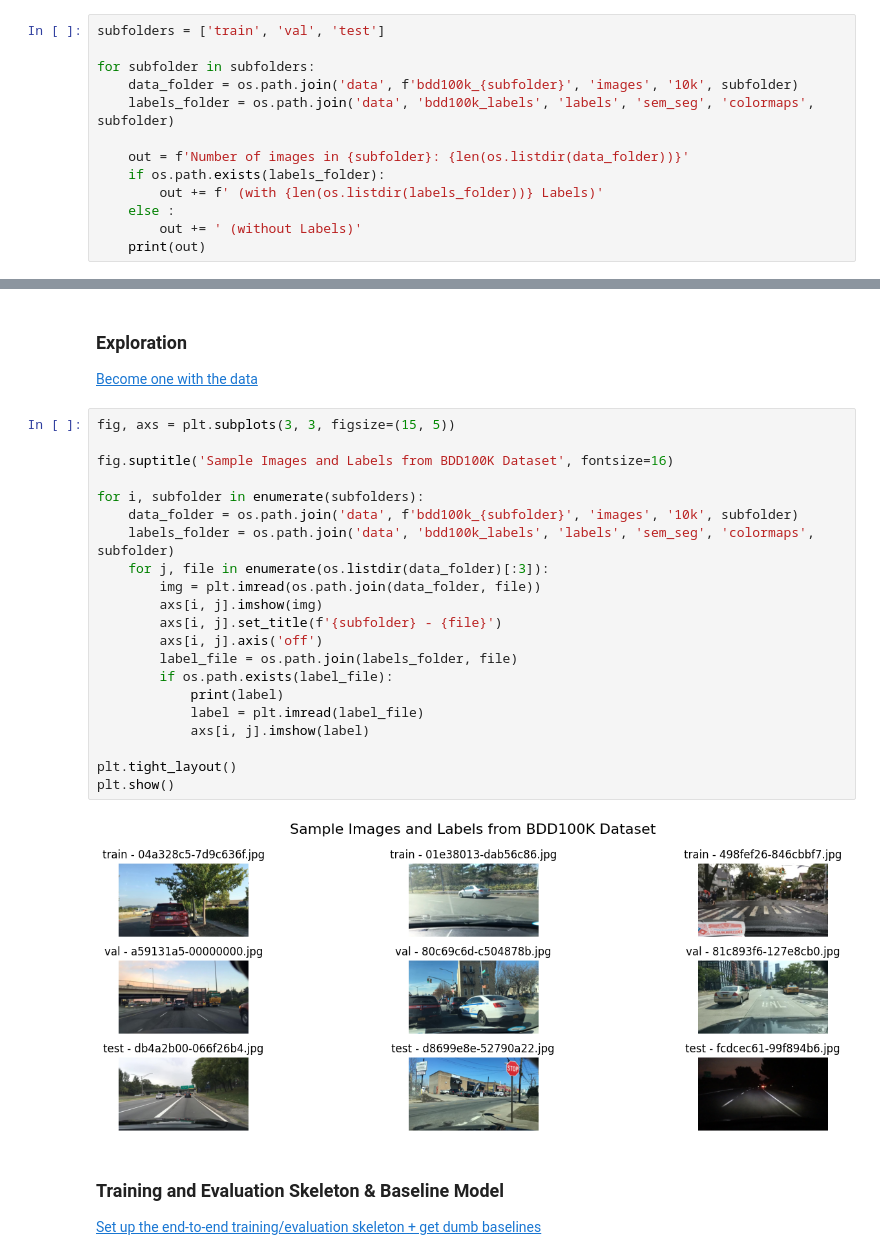
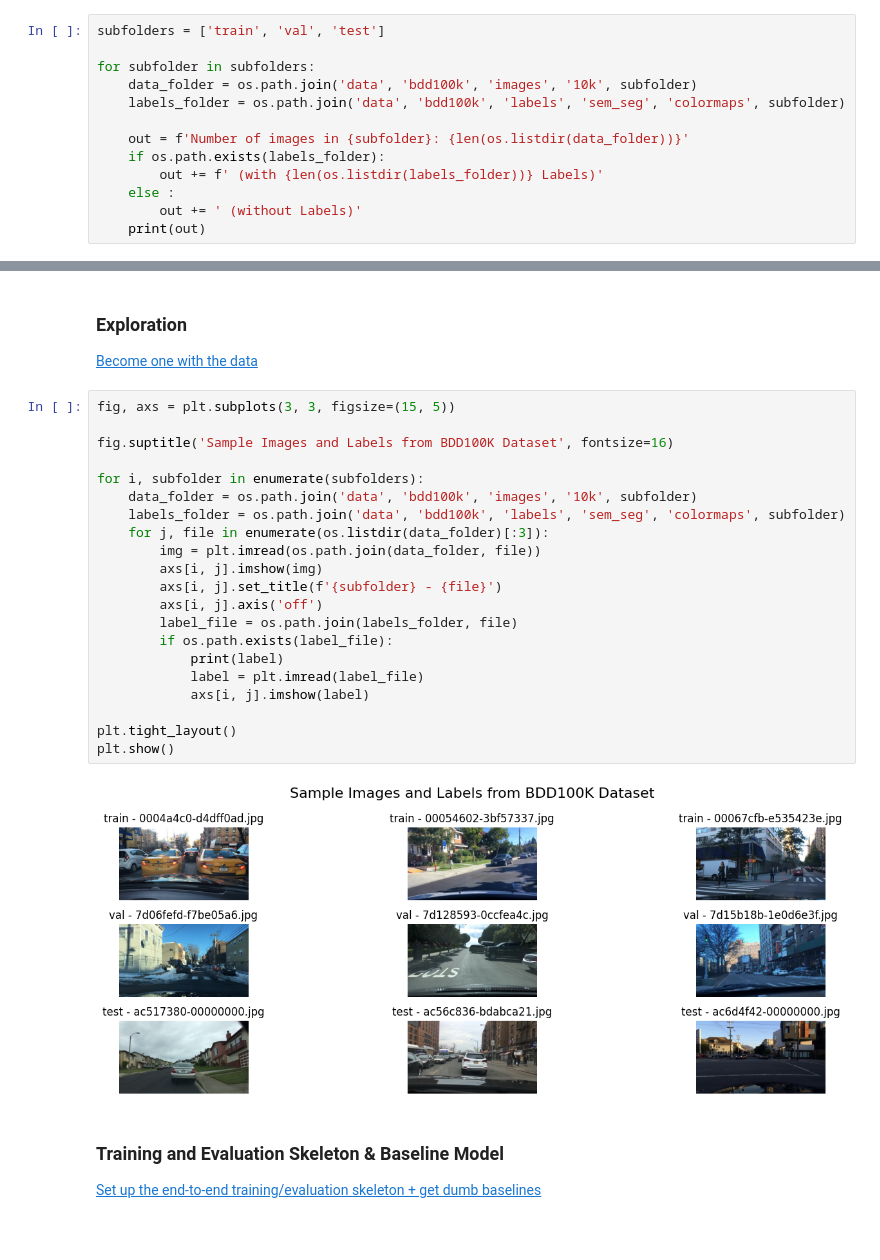
Before and after one commit to okaynils/fhnw-ds-dlbs, a Jupyter notebook: main.ipynb, the cells around one changed output, grey strips where cells are left out. Drawn from its saved outputs; the diff is of its cells as text; blank space fills up the shorter version.

```diff
--- a/main.ipynb
+++ b/main.ipynb
@@ -26,8 +26,8 @@ https://arxiv.org/abs/1805.04687
 subfolders = ['train', 'val', 'test']
 
 for subfolder in subfolders:
-    data_folder = os.path.join('data', f'bdd100k_{subfolder}', 'images', '10k', subfolder)
-    labels_folder = os.path.join('data', 'bdd100k_labels', 'labels', 'sem_seg', 'colormaps', subfolder)
+    data_folder = os.path.join('data', 'bdd100k', 'images', '10k', subfolder)
+    labels_folder = os.path.join('data', 'bdd100k', 'labels', 'sem_seg', 'colormaps', subfolder)
 
     out = f'Number of images in {subfolder}: {len(os.listdir(data_folder))}'
     if os.path.exists(labels_folder):
@@ -46,26 +46,26 @@ Number of images in test: 2000 (without Labels)
 # %%
 fig, axs = plt.subplots(3, 3, figsize=(15, 5))
 
 fig.suptitle('Sample Images and Labels from BDD100K Dataset', fontsize=16)
 
 for i, subfolder in enumerate(subfolders):
-    data_folder = os.path.join('data', f'bdd100k_{subfolder}', 'images', '10k', subfolder)
-    labels_folder = os.path.join('data', 'bdd100k_labels', 'labels', 'sem_seg', 'colormaps', subfolder)
+    data_folder = os.path.join('data', 'bdd100k', 'images', '10k', subfolder)
+    labels_folder = os.path.join('data', 'bdd100k', 'labels', 'sem_seg', 'colormaps', subfolder)
     for j, file in enumerate(os.listdir(data_folder)[:3]):
         img = plt.imread(os.path.join(data_folder, file))
         axs[i, j].imshow(img)
         axs[i, j].set_title(f'{subfolder} - {file}')
         axs[i, j].axis('off')
         label_file = os.path.join(labels_folder, file)
         if os.path.exists(label_file):
             print(label)
             label = plt.imread(label_file)
             axs[i, j].imshow(label)
 
 plt.tight_layout()
 plt.show()
 # %% [output]
-[figure, old version]
+[figure, new version]
 # %% [markdown]
 ### Training and Evaluation Skeleton & Baseline Model
 
```
Also changed, not shown: parts of 8 cells of this notebook, 5 other files.
